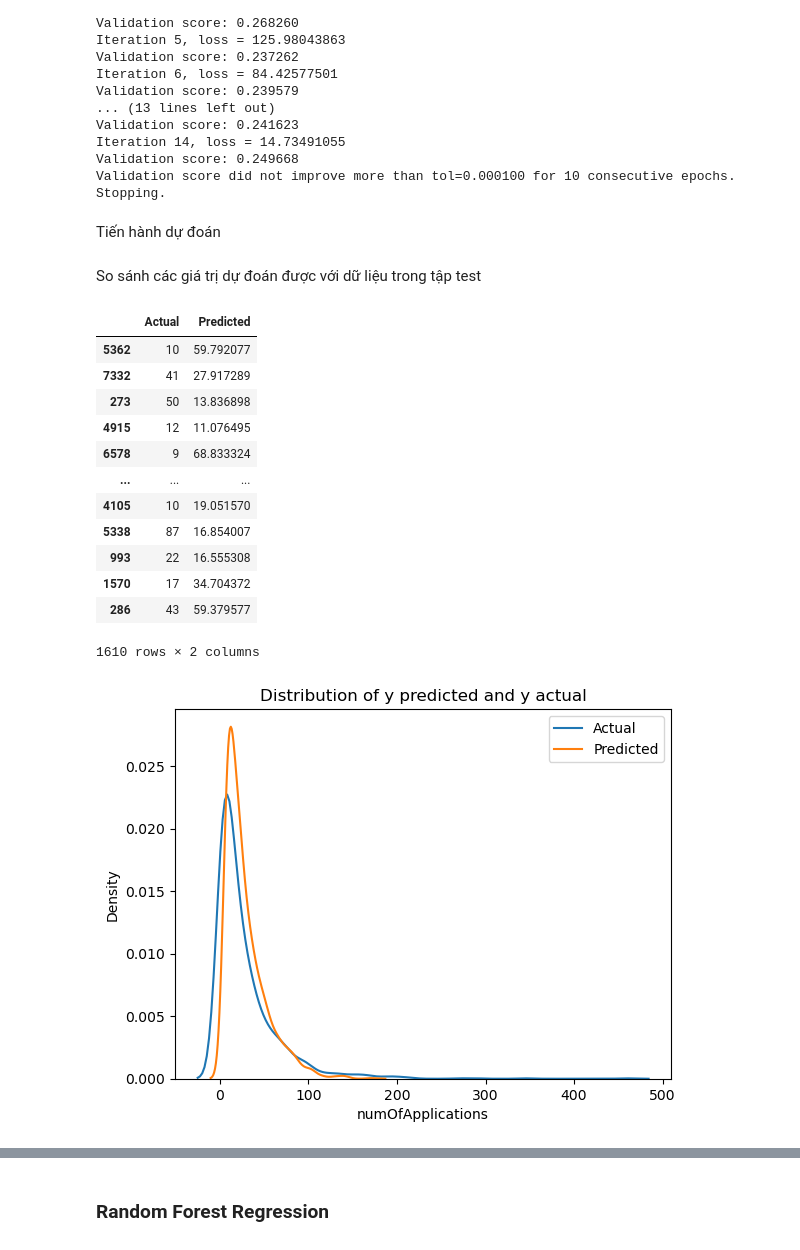
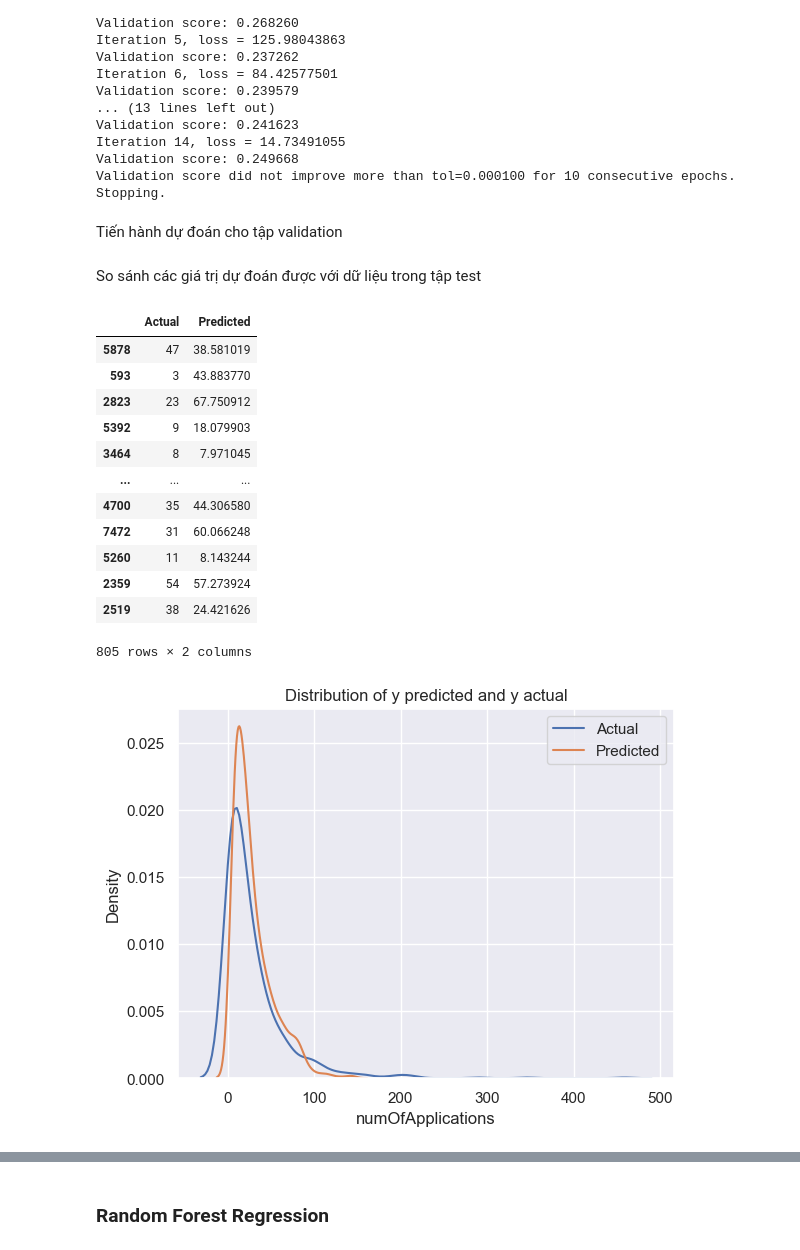
Before and after one commit to HoangPhuc0304/NMKHDL-2022, a Jupyter notebook: Data_Modeling.ipynb, the cells around one changed output, grey strips where cells are left out. Cells and saved outputs as stored; diff of their text form; code cells hidden in the pictures.

Commit message:
Edit Data_Modeling

```diff
--- a/Data_Modeling.ipynb
+++ b/Data_Modeling.ipynb
@@ -178,6 +179,8 @@ Chia tập bộ dữ liệu thành các tập train (tập huấn luyện) và t
 # %%
 #Ta sẽ chọn 80% cho tập train và 20% cho tập test
-X1_train,X1_test, y1_train, y1_test = train_test_split(X1,y1,test_size = 0.2,random_state = 0)
+X1_train,X1_val_test, y1_train, y1_val_test = train_test_split(X1,y1,test_size = 0.2,random_state = 0)
+#Ta sẽ chọn 50% cho tập test và 50% cho tập validation (Từ tập val_test trên)
+X1_val, X1_test,y1_val, y1_test = train_test_split(X1_val_test,y1_val_test,test_size = 0.5,random_state=0)
 # %% [markdown]
 Scale dữ liệu (Feature scaling)
 
@@ -188,13 +191,14 @@ Scale dữ liệu (Feature scaling)
 # %%
 sc=StandardScaler()
 X1_train[['salary','companySize','approvedOn']] = sc.fit_transform(X1_train[['salary','companySize','approvedOn']])
+X1_val[['salary','companySize','approvedOn']] = sc.fit_transform(X1_val[['salary','companySize','approvedOn']])
 X1_test[['salary','companySize','approvedOn']] = sc.fit_transform(X1_test[['salary','companySize','approvedOn']])
 # %% [markdown]
 Sau khi đã chia các tập dữ liệu và scale, ta tiến hành khởi tạo mô hình Multiple layer perception Regression và đưa tập train vào để tiến hành huấn luyện.
 # %%
 mlpregressor = MLPRegressor(hidden_layer_sizes=(256, 512, 512, 256, ),random_state=0, max_iter=500, early_stopping=True, verbose=1)
 
-model = mlpregressor.fit(X1_train,y1_train)
+model_1 = mlpregressor.fit(X1_train,y1_train)
 # %% [output]
 Iteration 1, loss = 843.42276535
 Validation score: 0.160239
@@ -214,4 +218,4 @@ Iteration 14, loss = 14.73491055
 Validation score: 0.249668
 Validation score did not improve more than tol=0.000100 for 10 consecutive epochs. Stopping.
 # %% [markdown]
-Tiến hành dự đoán
+Tiến hành dự đoán cho tập validation
@@ -220,29 +222,31 @@ y1_pred = model.predict(X1_test)
+# %%
+y1_val_pred = model_1.predict(X1_val)
 # %% [markdown]
 So sánh các giá trị dự đoán được với dữ liệu trong tập test
 # %%
-comparison_df = pd.DataFrame({'Actual': y1_test,'Predicted': y1_pred})
+comparison_df = pd.DataFrame({'Actual': y1_val,'Predicted': y1_val_pred})
 comparison_df
 # %% [output]
 |  | Actual | Predicted |
-| 5362 | 10 | 59.792077 |
-| 7332 | 41 | 27.917289 |
-| 273 | 50 | 13.836898 |
-| 4915 | 12 | 11.076495 |
-| 6578 | 9 | 68.833324 |
+| 5878 | 47 | 38.581019 |
+| 593 | 3 | 43.883770 |
+| 2823 | 23 | 67.750912 |
+| 5392 | 9 | 18.079903 |
+| 3464 | 8 | 7.971045 |
 | ... | ... | ... |
-| 4105 | 10 | 19.051570 |
-| 5338 | 87 | 16.854007 |
-| 993 | 22 | 16.555308 |
-| 1570 | 17 | 34.704372 |
-| 286 | 43 | 59.379577 |
+| 4700 | 35 | 44.306580 |
+| 7472 | 31 | 60.066248 |
+| 5260 | 11 | 8.143244 |
+| 2359 | 54 | 57.273924 |
+| 2519 | 38 | 24.421626 |
-1610 rows × 2 columns
+805 rows × 2 columns
 # %%
 plt.title("Distribution of y predicted and y actual")
-ax1=sns.kdeplot(y1_test, label = 'Actual')
-sns.kdeplot(y1_pred, ax=ax1, label = 'Predicted')
+ax1=sns.kdeplot(y1_val, label = 'Actual')
+sns.kdeplot(y1_val_pred, ax=ax1, label = 'Predicted')
 ax1.legend(loc="upper right")
 plt.show()
 # %% [output]
-[figure, old version]
+[figure, new version]
 # %%
 sns.set_theme()
```
Also changed, not shown: parts of 18 cells of this notebook.
